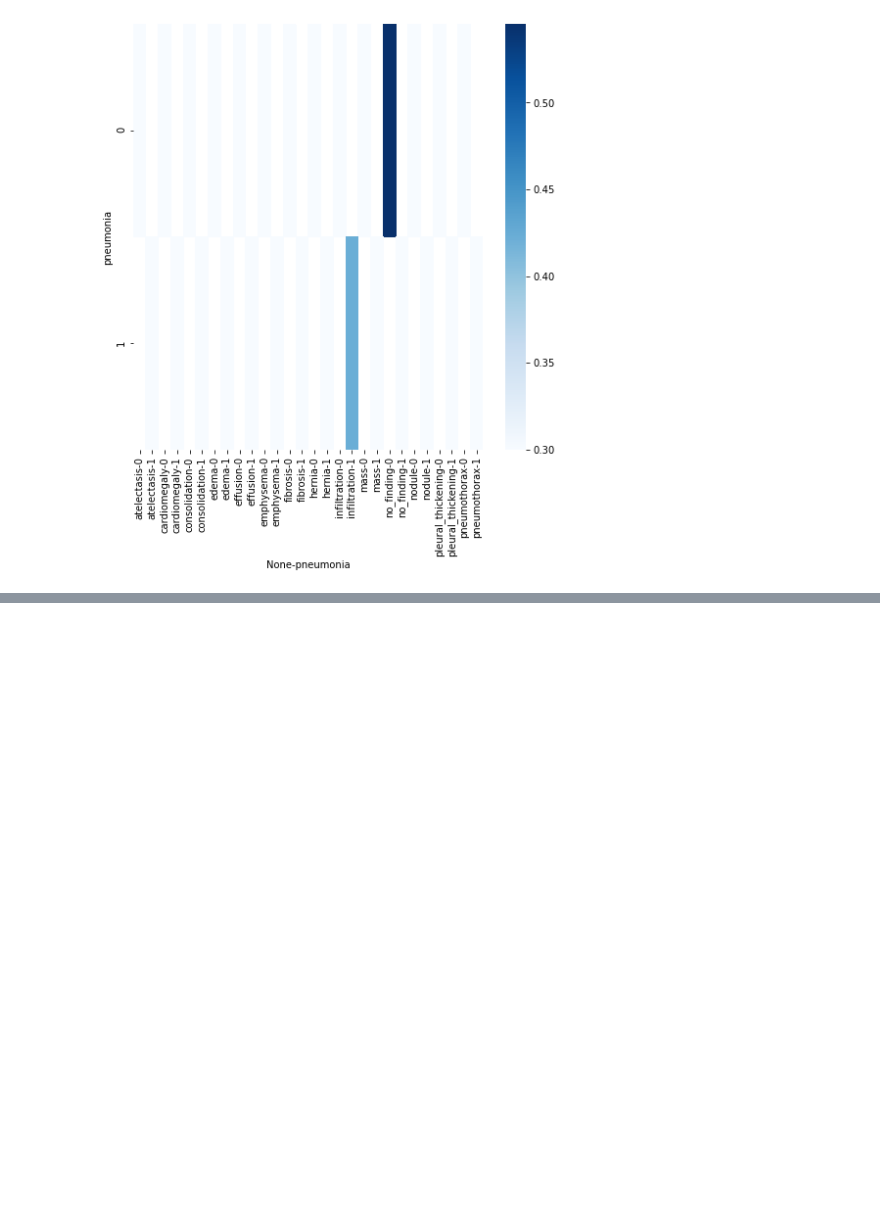
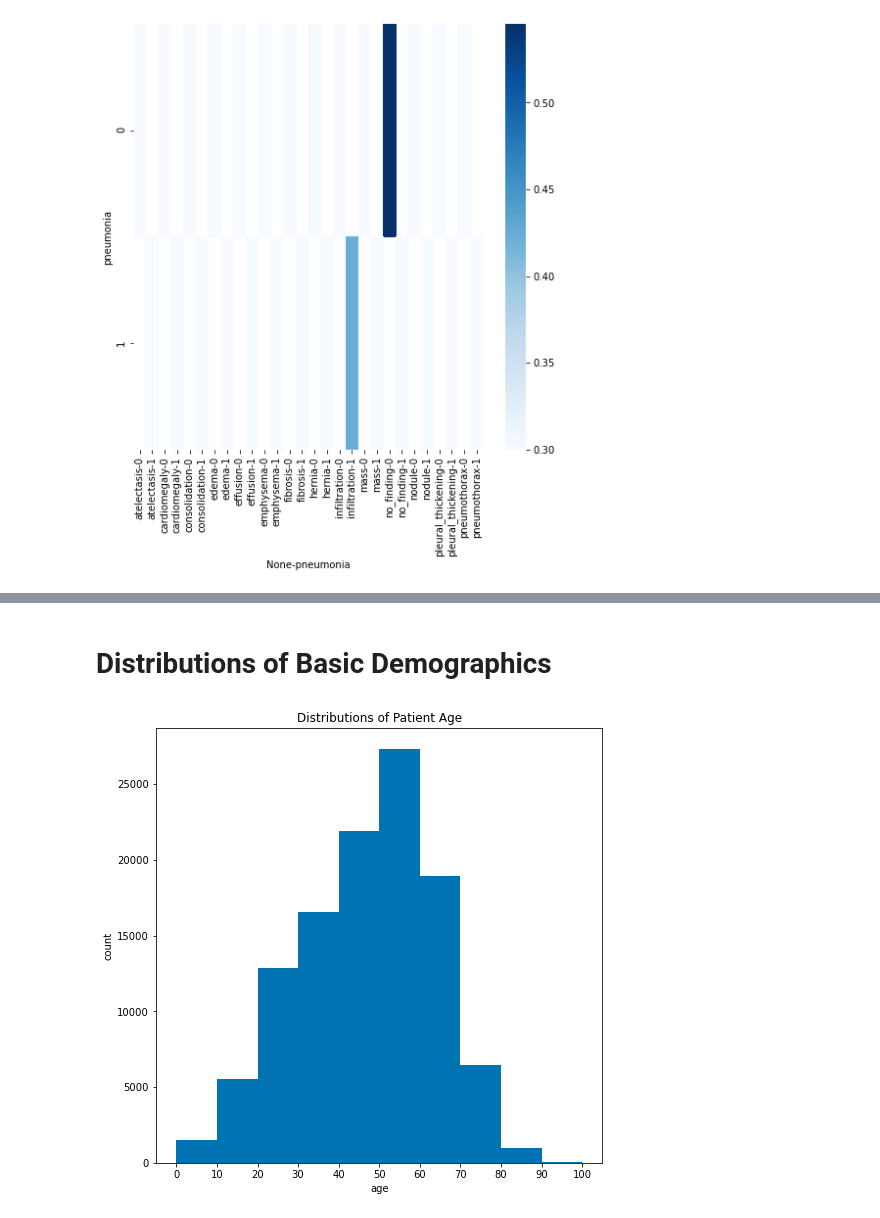
Before and after one commit to yufrances90/Pneumonia-Detection-From-Chest-X-Rays, a Jupyter notebook: EDA-1.ipynb, the cells around one changed output, grey strips where cells are left out. Cells and saved outputs as stored; diff of their text form; code cells hidden in the pictures; blank space fills up the shorter version.

```diff
--- a/EDA-1.ipynb
+++ b/EDA-1.ipynb
@@ -192,0 +262,17 @@ data_entry_df_copy.query('patient_id == 30805')
+# %% [markdown]
+# Distributions of Basic Demographics
+# %%
+bins = np.arange(0, 95+10, 10)
+
+plt.hist(data_entry_df_copy['patient_age'], bins=bins)
+
+plt.xticks(bins)
+
+plt.xlabel('age')
+plt.ylabel('count')
+
+plt.title('Distributions of Patient Age')
+
+plt.show()
+# %% [output]
+[figure, added]
```
Also changed, not shown: parts of 17 cells of this notebook.
